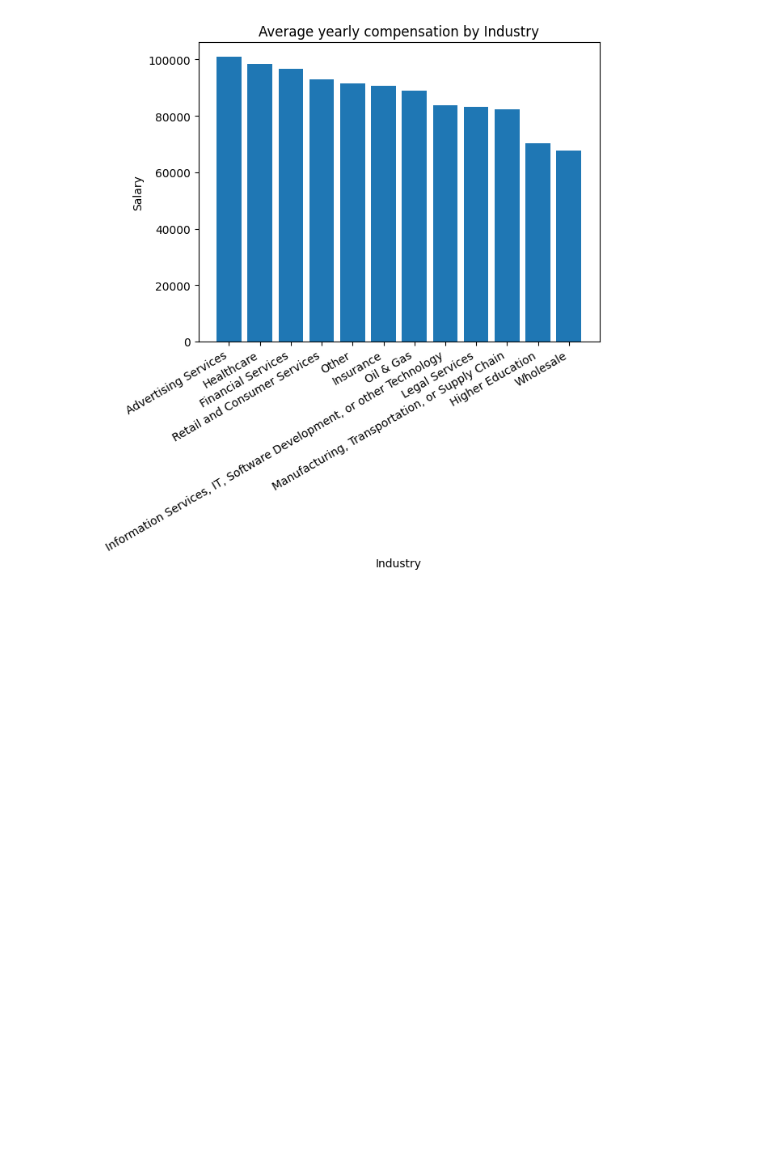
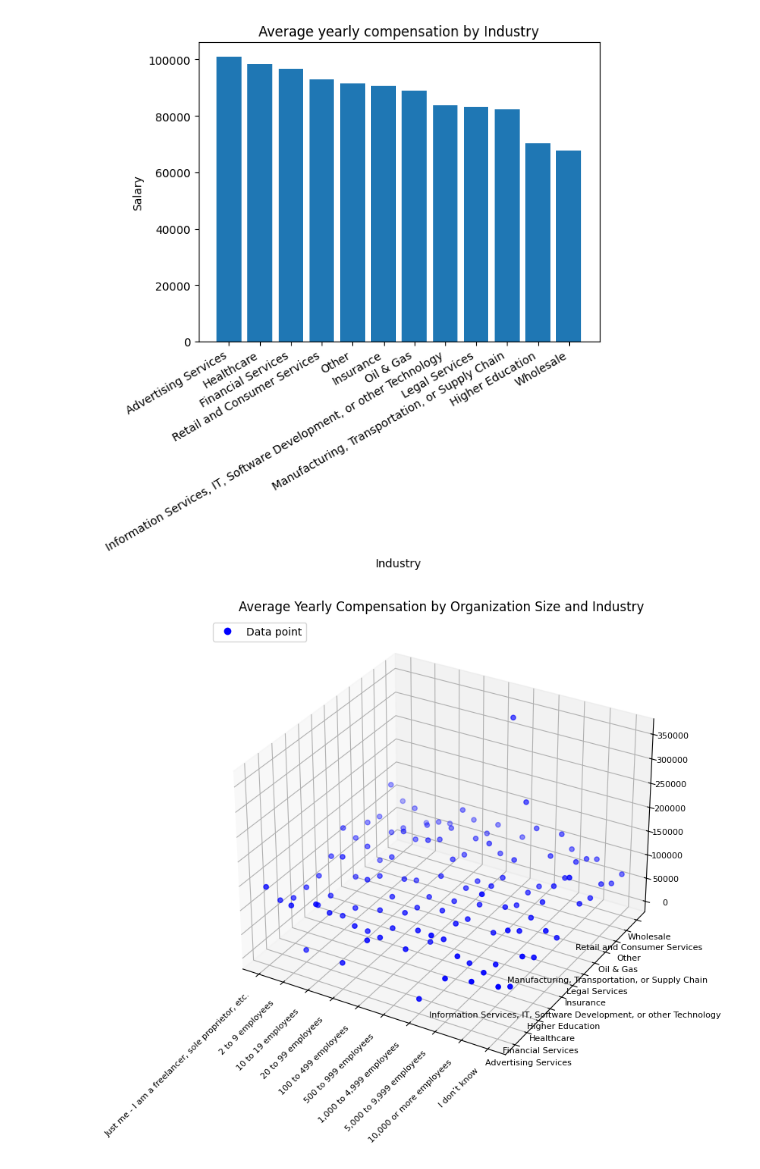
Before and after one commit to wsei-python-data-anylysis-project/project, a Jupyter notebook: projekt.ipynb, the cells around one changed output. Cells and saved outputs as stored; diff of their text form; code cells hidden in the pictures; blank space fills up the shorter version.

Commit message:
add scatter graph

```diff
--- a/projekt.ipynb
+++ b/projekt.ipynb
@@ -341,3 +411,44 @@ plt.xticks(rotation=30, ha="right")
   Text(10, 0, 'Higher Education'),
   Text(11, 0, 'Wholesale')])
 [figure]
+# %%
+def custom_sort(text):
+    numeric_part = re.findall(r'\d+,?\d*', text)
+    if numeric_part:
+        return int(numeric_part[0].replace(',', '')) if numeric_part[0] else float('inf')
+    return float('inf')
+
+compensation_data = df.groupby(["OrgSize", "Industry"])["ConvertedCompYearly"].mean().unstack()
+
+org_sizes = sorted(compensation_data.index.tolist(), key=custom_sort)
+org_sizes.insert(0, org_sizes.pop())
+
+org_size_indices = {org_size: index for index, org_size in enumerate(org_sizes)}
+compensation_data = compensation_data.reindex(org_sizes)
+
+industries = compensation_data.columns.tolist()
+
+X, Y = np.meshgrid(np.arange(len(org_sizes)), np.arange(len(industries)))
+Z = compensation_data.values
+
+fig = plt.figure(figsize=(12, 8))
+ax = fig.add_subplot(111, projection="3d")
+
+ax.scatter(X, Y, Z, marker="o", c="b")
+ax.tick_params(axis="z", labelsize=8)
+
+# ax.set_xlabel("Organization Size", fontsize=10)
+# ax.set_ylabel("Industry", fontsize=10)
+# ax.set_zlabel("Average Yearly Compensation", fontsize=10)
+ax.set_title("Average Yearly Compensation by Organization Size and Industry")
+
+ax.set_xticks(np.arange(len(org_sizes)))
+ax.set_yticks(np.arange(len(industries)))
+ax.set_xticklabels(org_sizes, rotation=45, ha="right", fontsize=8)
+ax.set_yticklabels(industries, fontsize=8)
+
+marker = plt.Line2D([0], [0], linestyle="none", color="blue", marker="o", label="Data point")
+plt.legend(handles=[marker], loc="upper left")
+plt.tight_layout()
+# %% [output]
+[figure, added]
```
Also changed, not shown: parts of 8 cells of this notebook.
